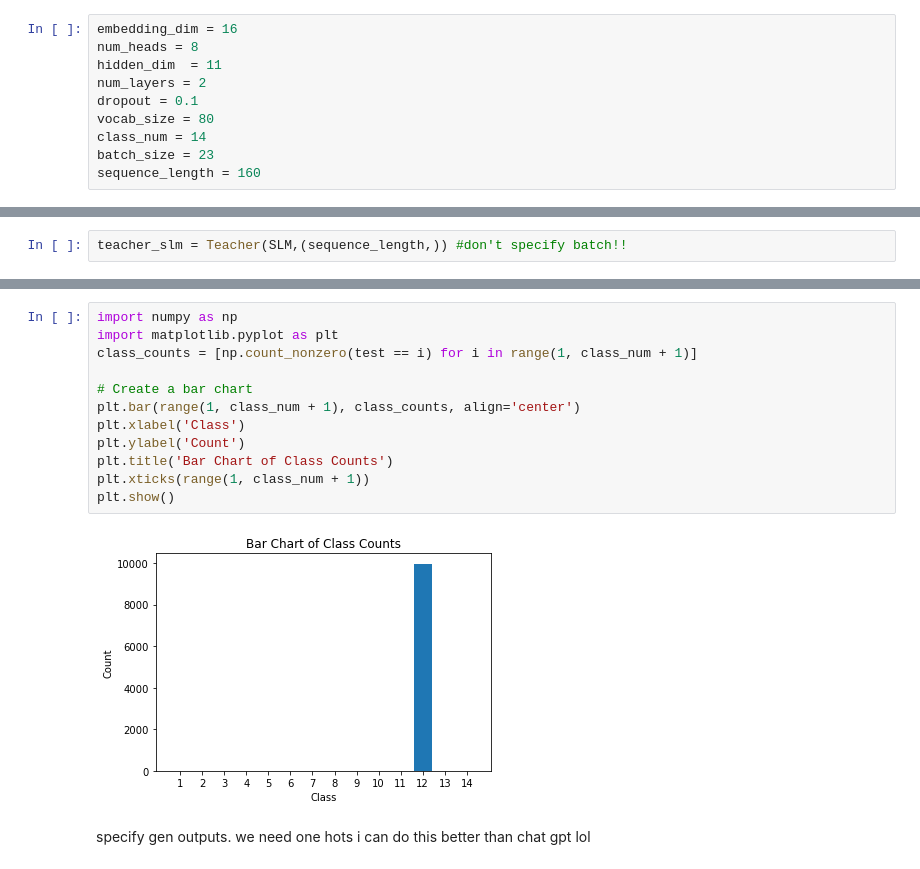
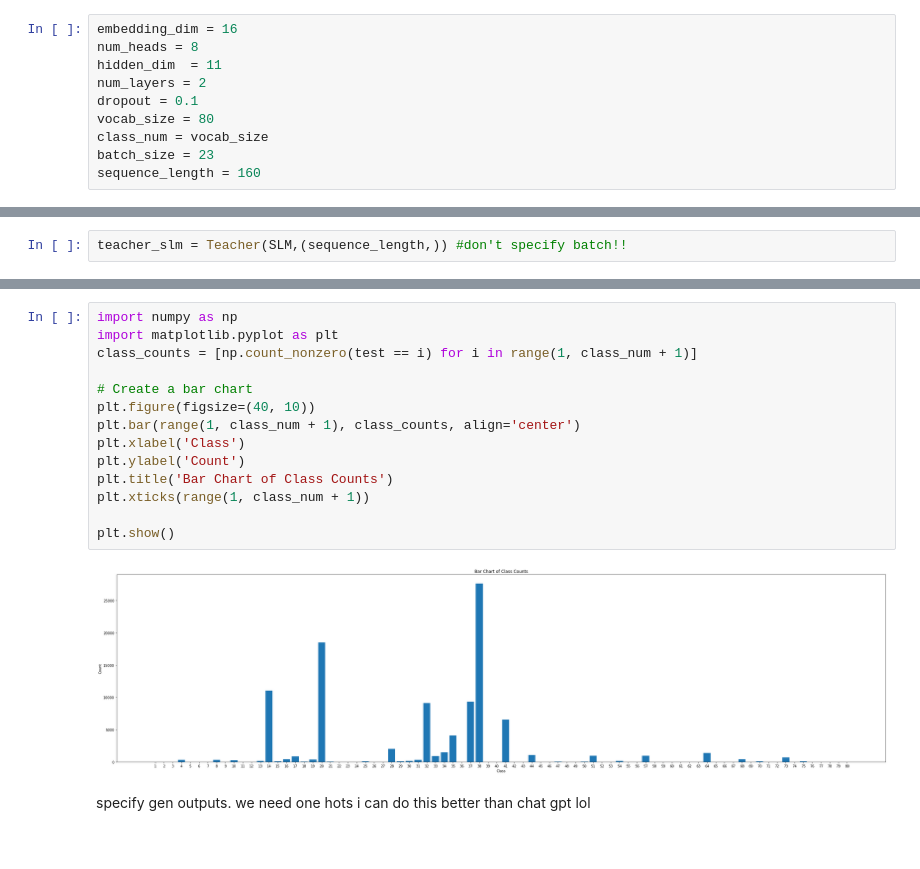
Before and after one commit to dallingordon/LABNET, a Jupyter notebook: _teacher_model_toy_LLM_test.ipynb, the cells around one changed output, grey strips where cells are left out. Saved outputs shown, nothing was run; the diff lists cells and outputs as text.

```diff
--- a/_teacher_model_toy_LLM_test.ipynb
+++ b/_teacher_model_toy_LLM_test.ipynb
@@ -62,7 +62,7 @@ hidden_dim  = 11
 num_layers = 2
 dropout = 0.1
 vocab_size = 80
-class_num = 14
+class_num = vocab_size
 batch_size = 23
 sequence_length = 160
 # %%
@@ -197,17 +186,19 @@ tensor([[0., 0., 0.,  ..., 0., 0., 1.],
 # %%
 import numpy as np
 import matplotlib.pyplot as plt
 class_counts = [np.count_nonzero(test == i) for i in range(1, class_num + 1)]
 
 # Create a bar chart
+plt.figure(figsize=(40, 10))
 plt.bar(range(1, class_num + 1), class_counts, align='center')
 plt.xlabel('Class')
 plt.ylabel('Count')
 plt.title('Bar Chart of Class Counts')
 plt.xticks(range(1, class_num + 1))
+
 plt.show()
 # %% [output]
-[figure, old version]
+[figure, new version]
 # %% [markdown]
 specify gen outputs.  we need one hots
 i can do this better than chat gpt lol
```
Also changed, not shown: parts of 15 cells of this notebook, 3 other files.
